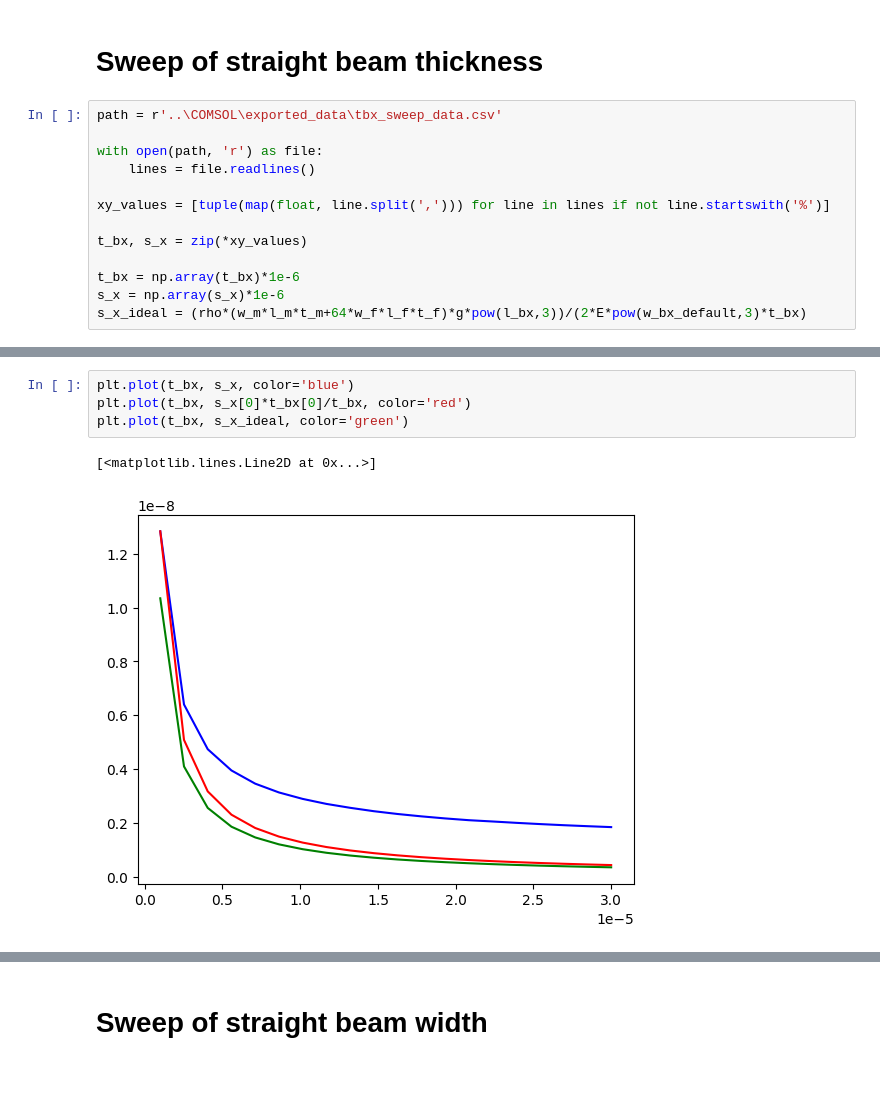
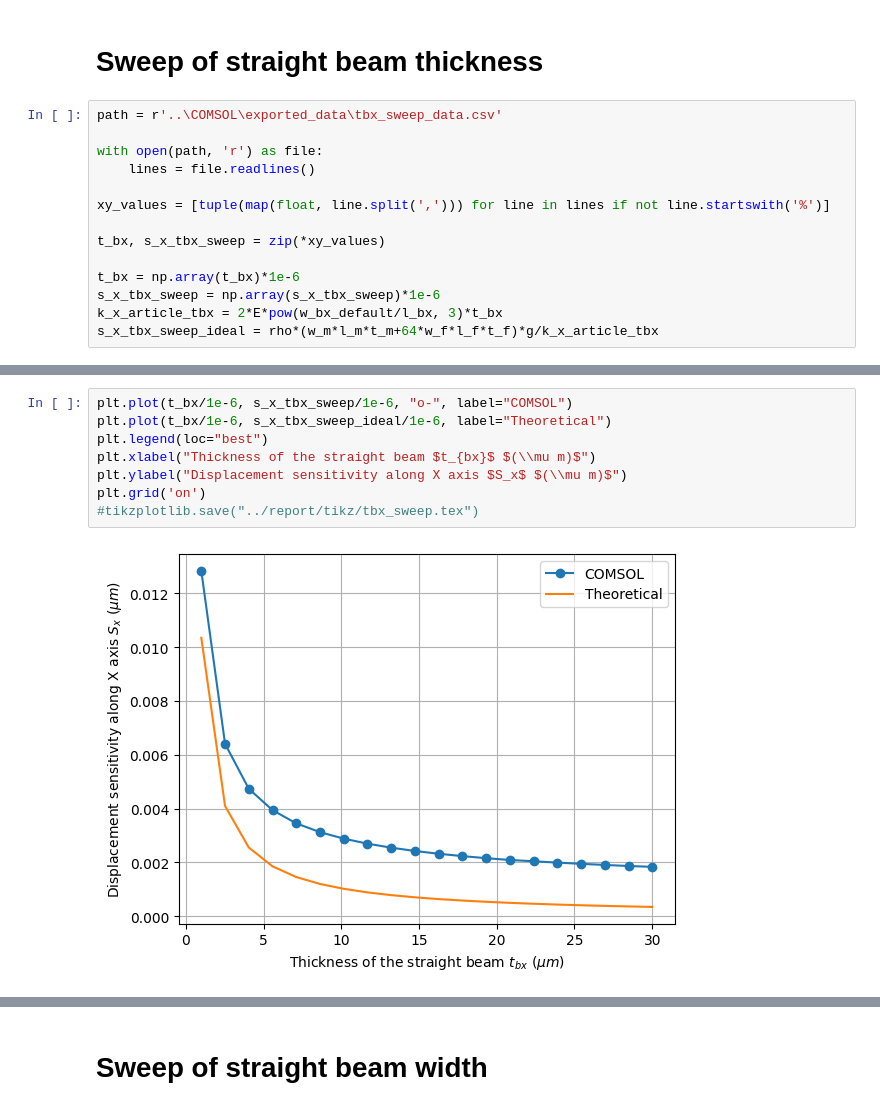
Before and after one commit to leonardobove/dual_axis_accelerometer, a Jupyter notebook: python/COMSOL_data_analysis.ipynb, the cells around one changed output, grey strips where cells are left out. Drawn from its saved outputs; the diff is of its cells as text; blank space fills up the shorter version.

Commit message:
Add report and final exported data

```diff
--- a/python/COMSOL_data_analysis.ipynb
+++ b/python/COMSOL_data_analysis.ipynb
@@ -128,8 +229,9 @@ with open(path, 'r') as file:
 
 xy_values = [tuple(map(float, line.split(','))) for line in lines if not line.startswith('%')]
 
-t_bx, s_x = zip(*xy_values)
+t_bx, s_x_tbx_sweep = zip(*xy_values)
 
 t_bx = np.array(t_bx)*1e-6
-s_x = np.array(s_x)*1e-6
-s_x_ideal = (rho*(w_m*l_m*t_m+64*w_f*l_f*t_f)*g*pow(l_bx,3))/(2*E*pow(w_bx_default,3)*t_bx)
+s_x_tbx_sweep = np.array(s_x_tbx_sweep)*1e-6
+k_x_article_tbx = 2*E*pow(w_bx_default/l_bx, 3)*t_bx
+s_x_tbx_sweep_ideal = rho*(w_m*l_m*t_m+64*w_f*l_f*t_f)*g/k_x_article_tbx
@@ -143,7 +245,10 @@ array([1.24077819, 1.56249461, 1.85521012, 2.12766049, 2.3729034 ,
 # %%
-plt.plot(t_bx, s_x, color='blue')
-plt.plot(t_bx, s_x[0]*t_bx[0]/t_bx, color='red')
-plt.plot(t_bx, s_x_ideal, color='green')
+plt.plot(t_bx/1e-6, s_x_tbx_sweep/1e-6, "o-", label="COMSOL")
+plt.plot(t_bx/1e-6, s_x_tbx_sweep_ideal/1e-6, label="Theoretical")
+plt.legend(loc="best")
+plt.xlabel("Thickness of the straight beam $t_{bx}$ $(\\mu m)$")
+plt.ylabel("Displacement sensitivity along X axis $S_x$ $(\\mu m)$")
+plt.grid('on')
+#tikzplotlib.save("../report/tikz/tbx_sweep.tex")
 # %% [output]
-[<matplotlib.lines.Line2D at 0x...>]
-[figure, old version]
+[figure, new version]
```
Also changed, not shown: parts of 27 cells of this notebook, 39 other files.
